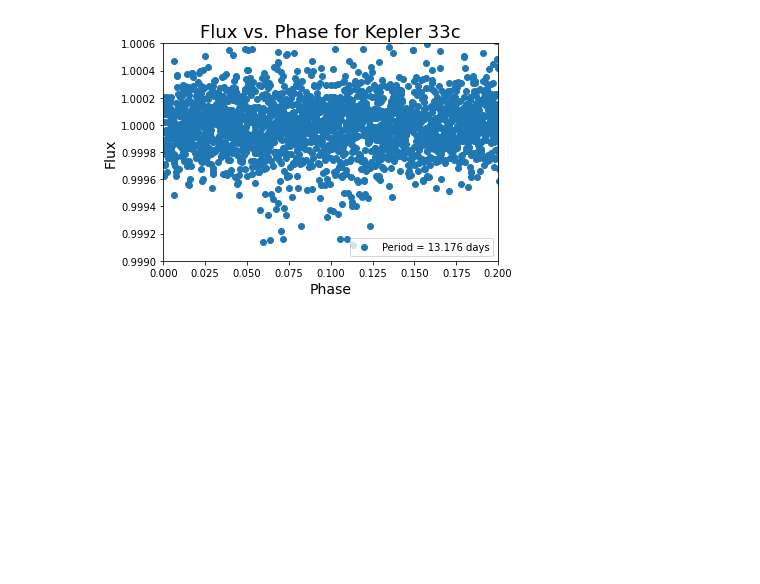
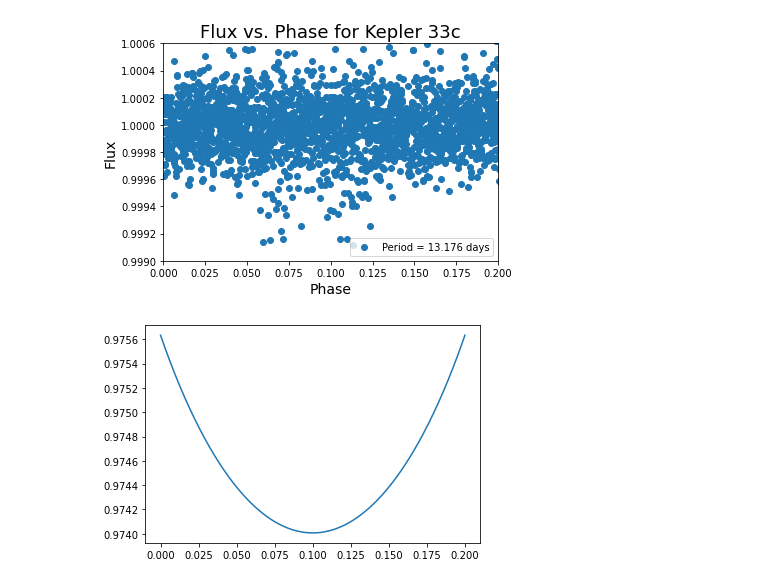
Before and after one commit to jlilly364/ASTR5490, a Jupyter notebook: HW3/PlanetsHW3.ipynb, the cells around one changed output. Saved outputs shown, nothing was run; the diff lists cells and outputs as text; code cells hidden in the pictures; blank space fills up the shorter version.

```diff
--- a/HW3/PlanetsHW3.ipynb
+++ b/HW3/PlanetsHW3.ipynb
@@ -374,3 +374,8 @@ No handles with labels found to put in legend.
 phase,rel_flux,err = Kepler33c.LightCurve(plot=True,xaxis='Phase')
 # %% [output]
 [figure]
+# %%
+#batman_time,batman_flux = BatmanModel(P=13.17562,rad_pl=0.1602,a=13.8,i=88.19,e=0.0,w=180.0,coeff=[0.4899, 0.1809])
+batman_time,batman_flux = BatmanModel(P=13.17562,rad_pl=0.1602,a=13.8)
+# %% [output]
+[figure, added]
```
Also changed, not shown: parts of 6 cells of this notebook, 5 other files.
